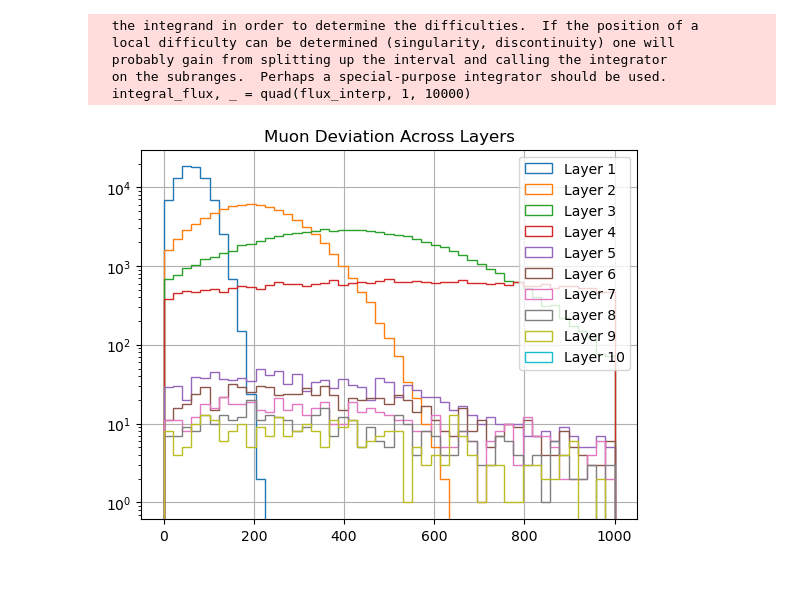
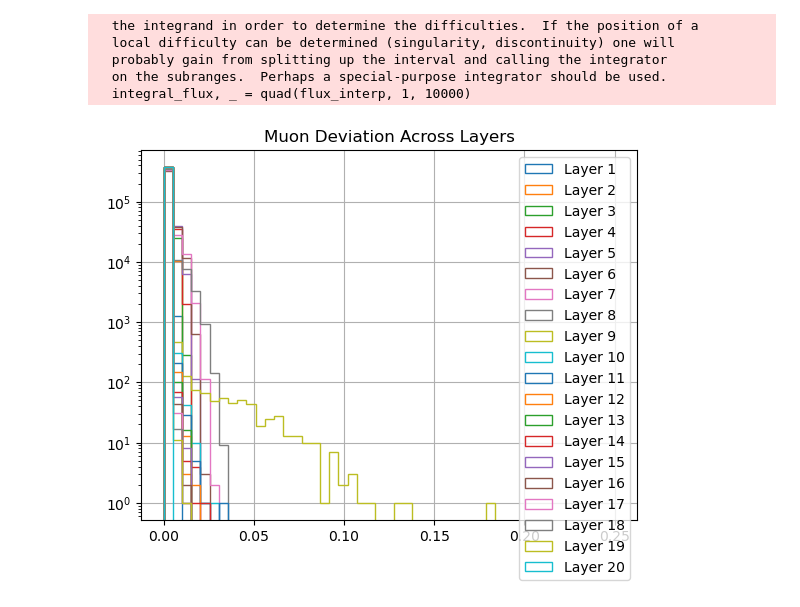
Before and after one commit to cgalelli/CR4ERMES, a Jupyter notebook: CR4ERMES.ipynb, the cells around one changed output. Saved outputs shown, nothing was run; the diff lists cells and outputs as text; code cells hidden in the pictures; blank space fills up the shorter version.

Commit message:
notebook with momentum direction info

```diff
--- a/CR4ERMES.ipynb
+++ b/CR4ERMES.ipynb
@@ -7,12 +7,14 @@ from scipy.integrate import quad, cumulative_trapezoid
 # %%
 energies = np.logspace(0, 4, 100)[42:]
 angles_deg = np.linspace(0, 90, 10)[:-1]
-layers = np.arange(1, 11)
+layers = np.arange(1, 21)
 radius = 1
 # %%
 grid_x, grid_y, grid_z = np.meshgrid(energies, angles_deg, layers)
 # %%
 survival = np.zeros_like(grid_x)
+p_angles = np.zeros_like(grid_x)
+p_angles_stdev = np.zeros_like(grid_x)
 std_dev = np.zeros_like(grid_x)
 avg_dev = np.zeros_like(grid_x)
 mesh_i = 0
@@ -20,11 +22,18 @@ mesh_i = 0
 for i in range(len(energies)):
     for j in range(len(angles_deg)):
         filepath = f"build/output/muon_track_{mesh_i}.txt"
-        df = pd.read_csv(filepath, sep=r'\s+', header=0, usecols=[1, 2, 4],
-                        names=['x', 'y', 'rec_e'], dtype={'x': float, 'y': float, 'rec_e': float})
+        df = pd.read_csv(filepath, sep=r'\s+', header=0, usecols=[1, 2, 5, 6, 7],
+                        names=['x', 'y', 'px', 'py', 'pz'], dtype={'x': float, 'y': float, 'px': float, 'py': float, 'pz': float})
         x_positions = df['x'].values.reshape(-1, 20)
         y_positions = df['y'].values.reshape(-1, 20)
-        rec_energies = df['rec_e'].values.reshape(-1, 20)
+
+        px = df['px'].values.reshape(-1, 20)
+        py = df['py'].values.reshape(-1, 20)
+        pz = df['pz'].values.reshape(-1, 20)
+
+        p_angles[j][i] = np.mean(np.arctan(np.sqrt(px**2 + py**2) / pz), axis=0)
+        p_angles_stdev[j][i] = np.std(np.arctan(np.sqrt(px**2 + py**2) / pz), axis=0)
+
         dev = np.sqrt(x_positions**2 + y_positions**2)
 
         dev = np.where(dev > radius*1000, 0, dev)
@@ -92,22 +101,27 @@ ei = np.clip(ei, 0, survival.shape[1] - 1)
 ai = np.clip(ai, 0, survival.shape[0] - 1)
 # %%
 dev_values = np.zeros((flux_realization, 20))
+dev_angles = np.zeros((flux_realization, 20))
+momentum_angles = np.zeros((flux_realization, 20))
 for i in range(flux_realization):
     for l in range(20):
         survived = np.random.rand() < survival[ai[i], ei[i], l]
         if survived:
             dev_value = np.random.normal(avg_dev[ai[i], ei[i], l], std_dev[ai[i], ei[i], l])
+            momentum_angle = np.random.normal(p_angles[ai[i], ei[i], l], p_angles_stdev[ai[i], ei[i], l])
             dev_values[i, l] = dev_value
+            dev_angles[i, l] = np.arctan(dev_value / ((l+1) * 10 * 1000))
+            momentum_angles[i, l] = momentum_angle
         else:
             break
 # %%
-bins = np.linspace(0, radius*1000, 50)
-for i, devv in enumerate(dev_values.T):
-    plt.hist(devv[devv>0], bins=bins, histtype='step', label=f'Layer {i+1}')
+bins = np.linspace(0, 0.25, 50)
+for i, devv in enumerate(dev_angles.T):
+    plt.hist(devv, bins=bins, histtype='step', label=f'Layer {i+1}')
 plt.title('Muon Deviation Across Layers')
 plt.grid()
 plt.legend()
 plt.yscale('log')
 plt.show()
 # %% [output]
-[figure, old version]
+[figure, new version]
```
Also changed, not shown: parts of 1 cell of this notebook.
